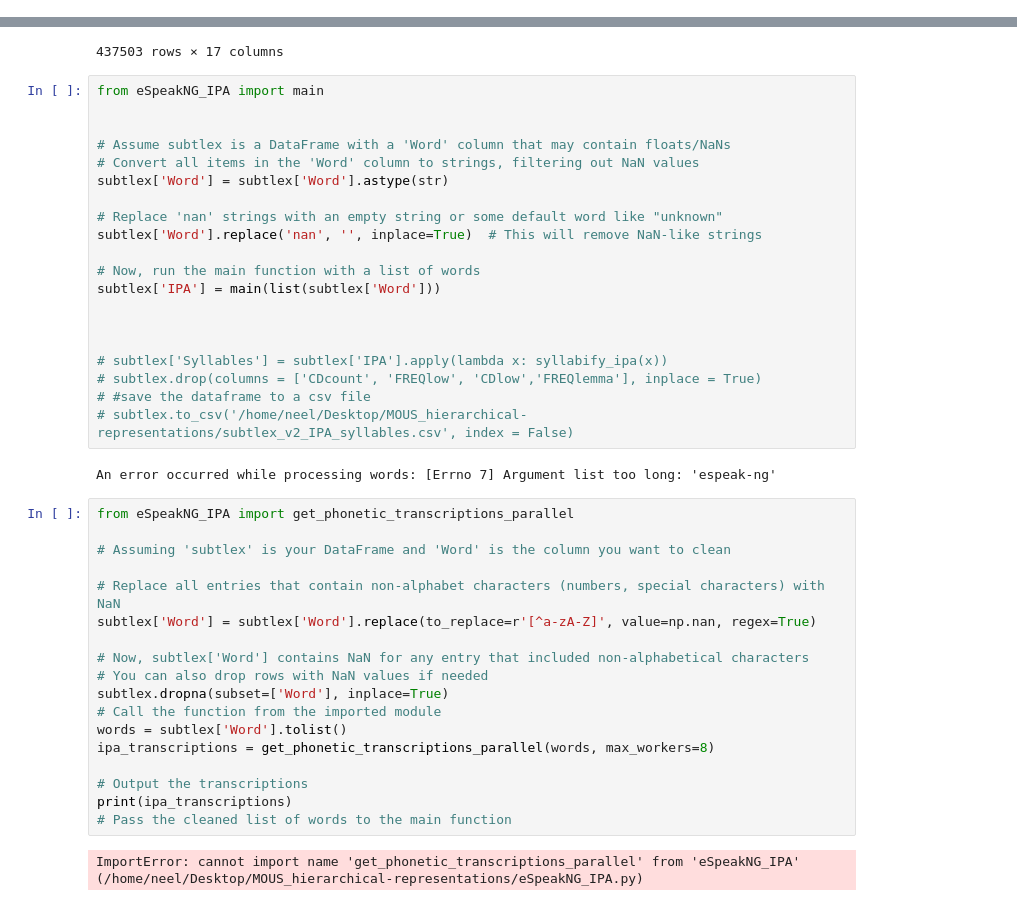
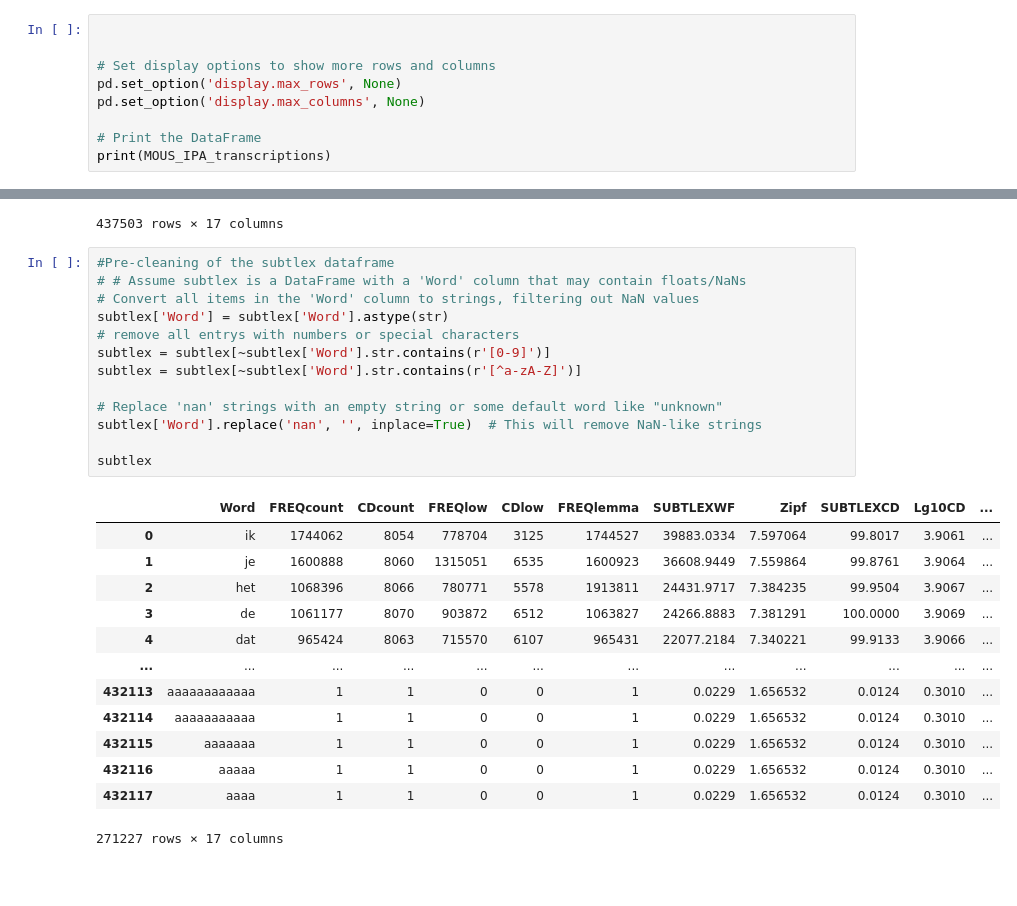
Before and after one commit to suneelbanerjee/MOUS_hierarchical-representations, a Jupyter notebook: master_table IPA.ipynb, the cells around one changed output, grey strips where cells are left out. Saved outputs shown, nothing was run; the diff lists cells and outputs as text; blank space fills up the shorter version.

Commit message:
Syllabification script works. SUBTLEX is mostly cleaned.

```diff
--- a/master_table IPA.ipynb
+++ b/master_table IPA.ipynb
@@ -614,2 +304,11 @@ from syllabify_ipa_nl import syllabify_ipa
 MOUS_IPA_transcriptions['Syllables'] = MOUS_IPA_transcriptions['IPA'].apply(lambda x: syllabify_ipa(x))
+# %%
+
+
+# Set display options to show more rows and columns
+pd.set_option('display.max_rows', None)
+pd.set_option('display.max_columns', None)
+
+# Print the DataFrame
+print(MOUS_IPA_transcriptions)
 # %%
@@ -644,44 +361,29 @@ subtlex
 | 437502 | &_atlantic | 1 | 1 | 1 | 1 | 1 | 0.0229 | 1.656532 | 0.0124 | 0.3010 | ... |
 437503 rows × 17 columns
 # %%
-from eSpeakNG_IPA import main
-
-
-# Assume subtlex is a DataFrame with a 'Word' column that may contain floats/NaNs
+#Pre-cleaning of the subtlex dataframe
+# # Assume subtlex is a DataFrame with a 'Word' column that may contain floats/NaNs
 # Convert all items in the 'Word' column to strings, filtering out NaN values
 subtlex['Word'] = subtlex['Word'].astype(str)
+# remove all entrys with numbers or special characters
+subtlex = subtlex[~subtlex['Word'].str.contains(r'[0-9]')]
+subtlex = subtlex[~subtlex['Word'].str.contains(r'[^a-zA-Z]')]
 
 # Replace 'nan' strings with an empty string or some default word like "unknown"
 subtlex['Word'].replace('nan', '', inplace=True)  # This will remove NaN-like strings
 
-# Now, run the main function with a list of words
-subtlex['IPA'] = main(list(subtlex['Word']))
-
-
-
-# subtlex['Syllables'] = subtlex['IPA'].apply(lambda x: syllabify_ipa(x))
-# subtlex.drop(columns = ['CDcount', 'FREQlow', 'CDlow','FREQlemma'], inplace = True)
-# #save the dataframe to a csv file
-# subtlex.to_csv('/home/neel/Desktop/MOUS_hierarchical-representations/subtlex_v2_IPA_syllables.csv', index = False)
+subtlex
 # %% [output]
+|  | Word | FREQcount | CDcount | FREQlow | CDlow | FREQlemma | SUBTLEXWF | Zipf | SUBTLEXCD | Lg10CD | ... |
+| 0 | ik | 1744062 | 8054 | 778704 | 3125 | 1744527 | 39883.0334 | 7.597064 | 99.8017 | 3.9061 | ... |
+| 1 | je | 1600888 | 8060 | 1315051 | 6535 | 1600923 | 36608.9449 | 7.559864 | 99.8761 | 3.9064 | ... |
+| 2 | het | 1068396 | 8066 | 780771 | 5578 | 1913811 | 24431.9717 | 7.384235 | 99.9504 | 3.9067 | ... |
+| 3 | de | 1061177 | 8070 | 903872 | 6512 | 1063827 | 24266.8883 | 7.381291 | 100.0000 | 3.9069 | ... |
+| 4 | dat | 965424 | 8063 | 715570 | 6107 | 965431 | 22077.2184 | 7.340221 | 99.9133 | 3.9066 | ... |
+| ... | ... | ... | ... | ... | ... | ... | ... | ... | ... | ... | ... |
+| 432113 | aaaaaaaaaaaa | 1 | 1 | 0 | 0 | 1 | 0.0229 | 1.656532 | 0.0124 | 0.3010 | ... |
+| 432114 | aaaaaaaaaaa | 1 | 1 | 0 | 0 | 1 | 0.0229 | 1.656532 | 0.0124 | 0.3010 | ... |
+| 432115 | aaaaaaa | 1 | 1 | 0 | 0 | 1 | 0.0229 | 1.656532 | 0.0124 | 0.3010 | ... |
+| 432116 | aaaaa | 1 | 1 | 0 | 0 | 1 | 0.0229 | 1.656532 | 0.0124 | 0.3010 | ... |
+| 432117 | aaaa | 1 | 1 | 0 | 0 | 1 | 0.0229 | 1.656532 | 0.0124 | 0.3010 | ... |
-An error occurred while processing words: [Errno 7] Argument list too long: 'espeak-ng'
+271227 rows × 17 columns
-# %%
-from eSpeakNG_IPA import get_phonetic_transcriptions_parallel
-
-# Assuming 'subtlex' is your DataFrame and 'Word' is the column you want to clean
-
-# Replace all entries that contain non-alphabet characters (numbers, special characters) with NaN
-subtlex['Word'] = subtlex['Word'].replace(to_replace=r'[^a-zA-Z]', value=np.nan, regex=True)
-
-# Now, subtlex['Word'] contains NaN for any entry that included non-alphabetical characters
-# You can also drop rows with NaN values if needed
-subtlex.dropna(subset=['Word'], inplace=True)
-# Call the function from the imported module
-words = subtlex['Word'].tolist()
-ipa_transcriptions = get_phonetic_transcriptions_parallel(words, max_workers=8)
-
-# Output the transcriptions
-print(ipa_transcriptions)
-# Pass the cleaned list of words to the main function
-# %% [output]
-ImportError: cannot import name 'get_phonetic_transcriptions_parallel' from 'eSpeakNG_IPA' (/home/neel/Desktop/MOUS_hierarchical-representations/eSpeakNG_IPA.py)
```
Also changed, not shown: parts of 42 cells of this notebook, 3 other files.
